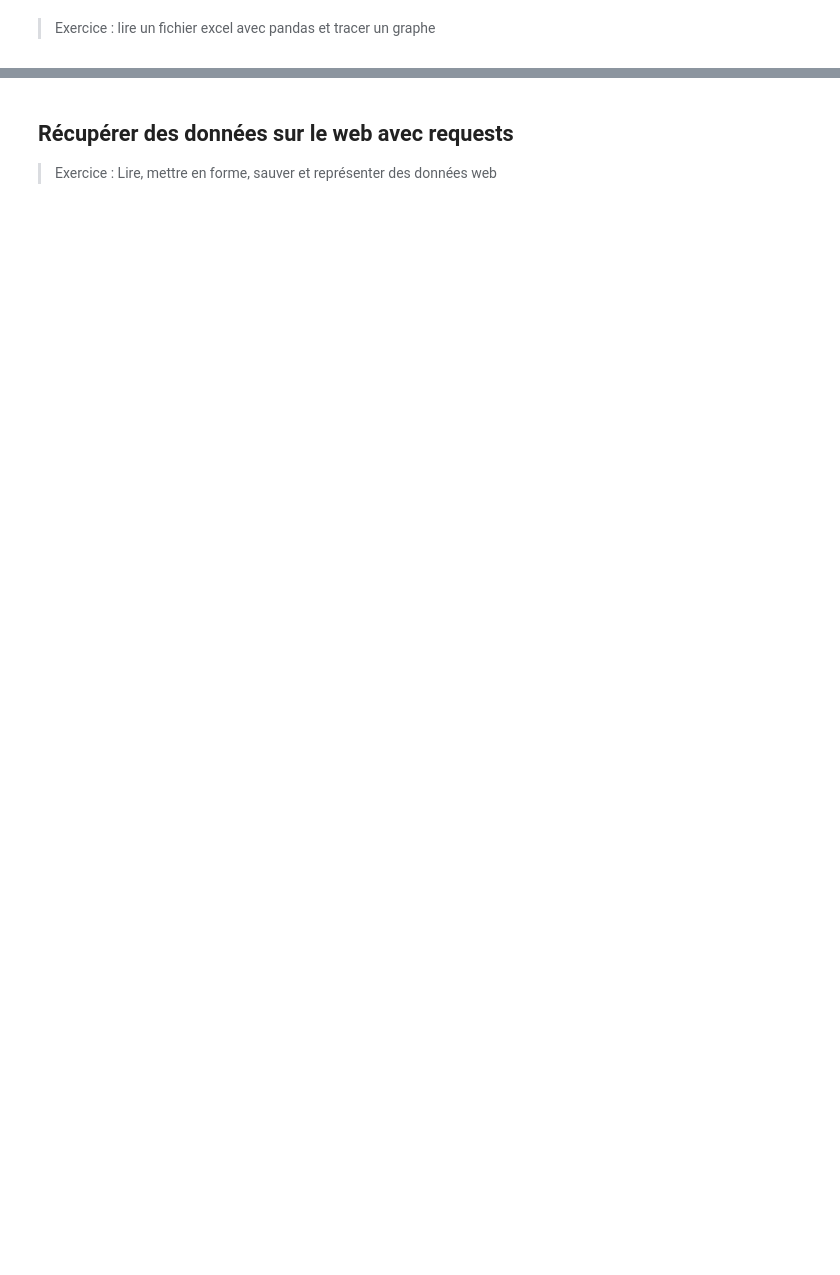
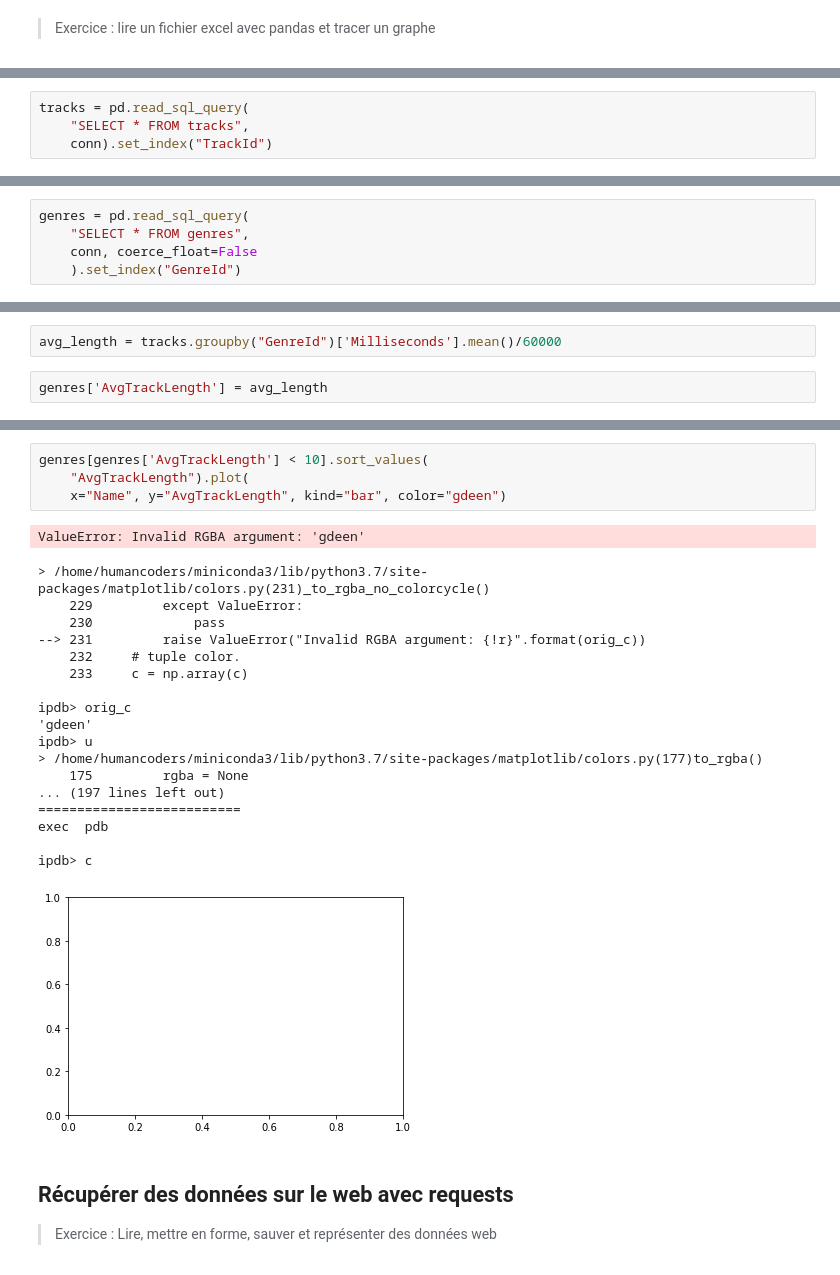
Before and after one commit to glyg/learn_python, a Jupyter notebook: Notes.ipynb, the cells around one changed output, grey strips where cells are left out. Cells and saved outputs as stored; diff of their text form; blank space fills up the shorter version.

Commit message:
end of formation

```diff
--- a/Notes.ipynb
+++ b/Notes.ipynb
@@ -376,0 +1177,4 @@ import matplotlib.pyplot as plt
+# %%
+tracks = pd.read_sql_query(
+    "SELECT * FROM tracks",
+    conn).set_index("TrackId")
@@ -376,0 +1190,5 @@ import matplotlib.pyplot as plt
+# %%
+genres = pd.read_sql_query(
+    "SELECT * FROM genres",
+    conn, coerce_float=False
+    ).set_index("GenreId")
@@ -376,0 +1205,4 @@ import matplotlib.pyplot as plt
+# %%
+avg_length = tracks.groupby("GenreId")['Milliseconds'].mean()/60000
+# %%
+genres['AvgTrackLength'] = avg_length
@@ -377,3 +1213,27 @@ import matplotlib.pyplot as plt
+# %%
+genres[genres['AvgTrackLength'] < 10].sort_values(
+    "AvgTrackLength").plot(
+    x="Name", y="AvgTrackLength", kind="bar", color="gdeen")
+# %% [output]
+ValueError: Invalid RGBA argument: 'gdeen'
+> /home/humancoders/miniconda3/lib/python3.7/site-packages/matplotlib/colors.py(231)_to_rgba_no_colorcycle()
+    229         except ValueError:
+    230             pass
+--> 231         raise ValueError("Invalid RGBA argument: {!r}".format(orig_c))
+    232     # tuple color.
+    233     c = np.array(c)
+
+ipdb> orig_c
+'gdeen'
+ipdb> u
+> /home/humancoders/miniconda3/lib/python3.7/site-packages/matplotlib/colors.py(177)to_rgba()
+    175         rgba = None
+... (197 lines left out)
+==========================
+exec  pdb
+
+ipdb> c
+[figure, added]
 # %% [markdown]
 ## Récupérer des données sur le web avec requests
 
```
Also changed, not shown: parts of 167 cells of this notebook, 7 other files.
